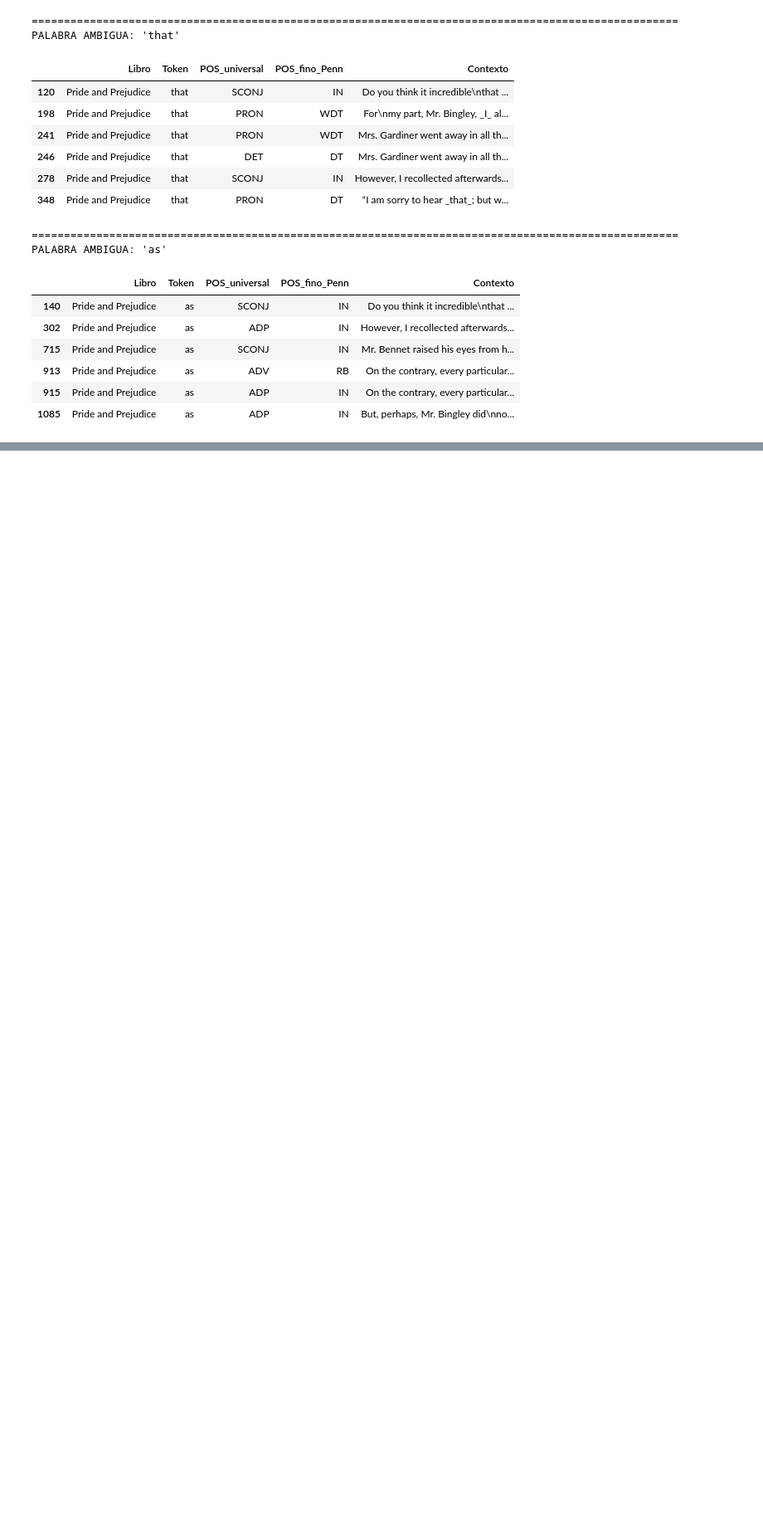
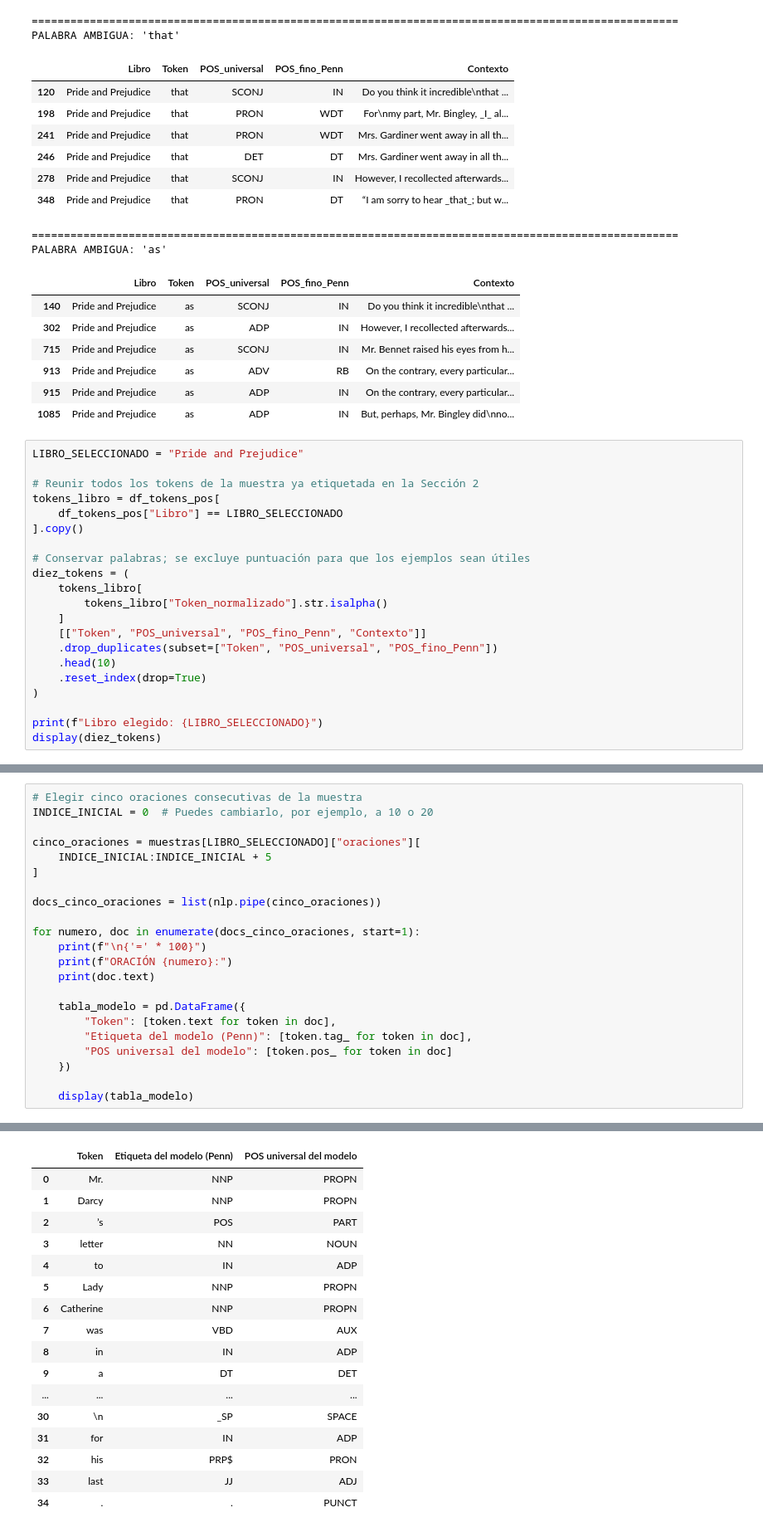
Before and after one commit to Jtanchezz/NLP, a Jupyter notebook: Lab6/lab6.ipynb, the cells around one changed output, grey strips where cells are left out. Shown at 83% size. Cells and saved outputs as stored; diff of their text form; blank space fills up the shorter version.

```diff
--- a/Lab6/lab6.ipynb
+++ b/Lab6/lab6.ipynb
@@ -348,3 +348,24 @@ PALABRA AMBIGUA: 'as'
 | 913 | Pride and Prejudice | as | ADV | RB | On the contrary, every particular... |
 | 915 | Pride and Prejudice | as | ADP | IN | On the contrary, every particular... |
 | 1085 | Pride and Prejudice | as | ADP | IN | But, perhaps, Mr. Bingley did\nno... |
+# %%
+LIBRO_SELECCIONADO = "Pride and Prejudice"
+
+# Reunir todos los tokens de la muestra ya etiquetada en la Sección 2
+tokens_libro = df_tokens_pos[
+    df_tokens_pos["Libro"] == LIBRO_SELECCIONADO
+].copy()
+
+# Conservar palabras; se excluye puntuación para que los ejemplos sean útiles
+diez_tokens = (
+    tokens_libro[
+        tokens_libro["Token_normalizado"].str.isalpha()
+    ]
+    [["Token", "POS_universal", "POS_fino_Penn", "Contexto"]]
+    .drop_duplicates(subset=["Token", "POS_universal", "POS_fino_Penn"])
+    .head(10)
+    .reset_index(drop=True)
+)
+
+print(f"Libro elegido: {LIBRO_SELECCIONADO}")
+display(diez_tokens)
@@ -350,0 +442,23 @@ PALABRA AMBIGUA: 'as'
+# %%
+# Elegir cinco oraciones consecutivas de la muestra
+INDICE_INICIAL = 0  # Puedes cambiarlo, por ejemplo, a 10 o 20
+
+cinco_oraciones = muestras[LIBRO_SELECCIONADO]["oraciones"][
+    INDICE_INICIAL:INDICE_INICIAL + 5
+]
+
+docs_cinco_oraciones = list(nlp.pipe(cinco_oraciones))
+
+for numero, doc in enumerate(docs_cinco_oraciones, start=1):
+    print(f"\n{'=' * 100}")
+    print(f"ORACIÓN {numero}:")
+    print(doc.text)
+
+    tabla_modelo = pd.DataFrame({
+        "Token": [token.text for token in doc],
+        "Etiqueta del modelo (Penn)": [token.tag_ for token in doc],
+        "POS universal del modelo": [token.pos_ for token in doc]
+    })
+
+    display(tabla_modelo)
+# %% [output]
@@ -350,0 +513,17 @@ PALABRA AMBIGUA: 'as'
+|  | Token | Etiqueta del modelo (Penn) | POS universal del modelo |
+| 0 | Mr. | NNP | PROPN |
+| 1 | Darcy | NNP | PROPN |
+| 2 | ’s | POS | PART |
+| 3 | letter | NN | NOUN |
+| 4 | to | IN | ADP |
+| 5 | Lady | NNP | PROPN |
+| 6 | Catherine | NNP | PROPN |
+| 7 | was | VBD | AUX |
+| 8 | in | IN | ADP |
+| 9 | a | DT | DET |
+| ... | ... | ... | ... |
+| 30 | \n | _SP | SPACE |
+| 31 | for | IN | ADP |
+| 32 | his | PRP$ | PRON |
+| 33 | last | JJ | ADJ |
+| 34 | . | . | PUNCT |
```
Also changed, not shown: parts of 5 cells of this notebook.
